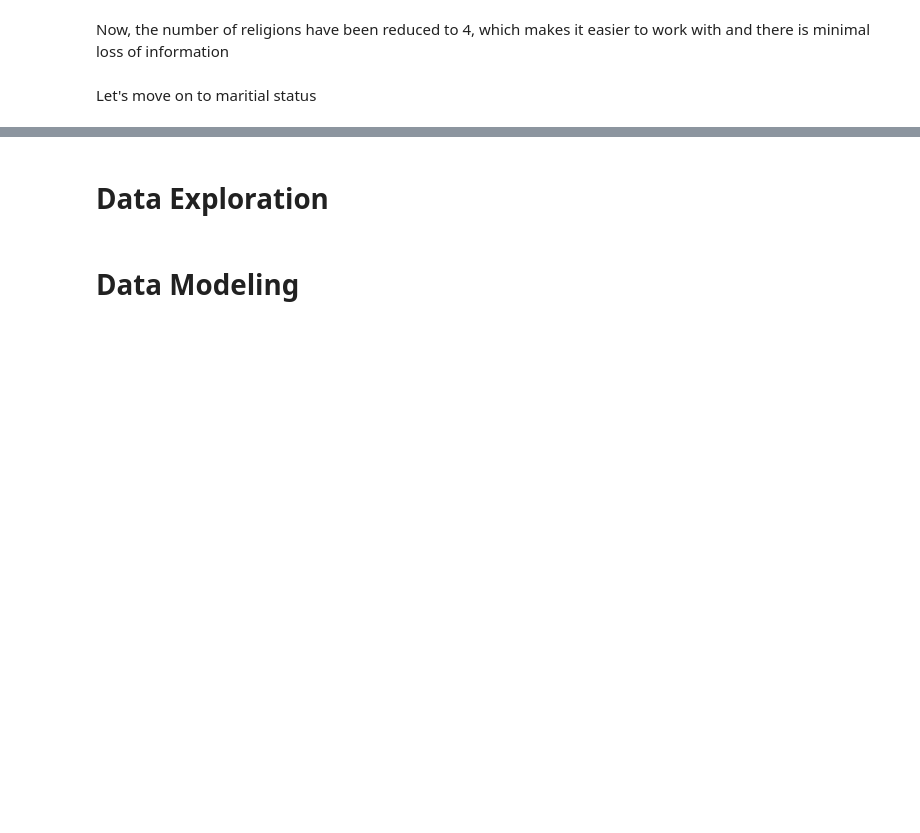
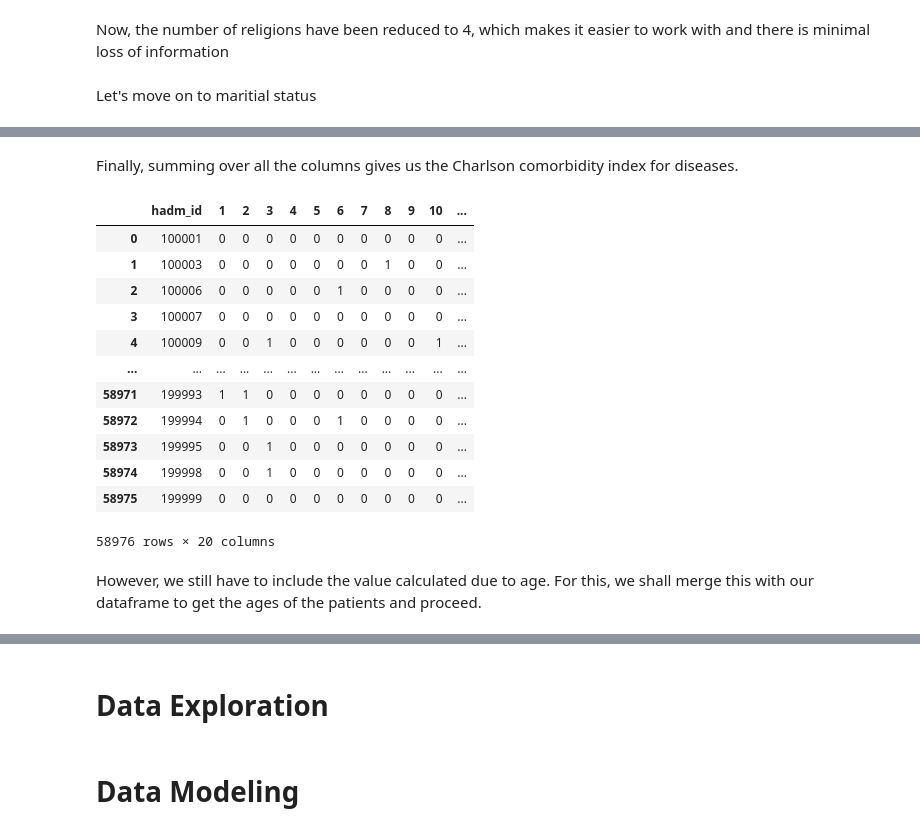
Before and after one commit to Gagan-K-Shetty/Da_project, a Jupyter notebook: Hospital_readmission.ipynb, the cells around one changed output, grey strips where cells are left out. Cells and saved outputs as stored; diff of their text form; code cells hidden in the pictures; blank space fills up the shorter version.

```diff
--- a/Hospital_readmission.ipynb
+++ b/Hospital_readmission.ipynb
@@ -211,0 +1204,22 @@ Name: marital_status, dtype: int64
+# %% [markdown]
+Finally, summing over all the columns gives us the Charlson comorbidity index for diseases.
+# %%
+temp["CCI"] = temp.sum(axis=1)
+temp = temp.reset_index()
+temp
+# %% [output]
+|  | hadm_id | 1 | 2 | 3 | 4 | 5 | 6 | 7 | 8 | 9 | 10 | ... |
+| 0 | 100001 | 0 | 0 | 0 | 0 | 0 | 0 | 0 | 0 | 0 | 0 | ... |
+| 1 | 100003 | 0 | 0 | 0 | 0 | 0 | 0 | 0 | 1 | 0 | 0 | ... |
+| 2 | 100006 | 0 | 0 | 0 | 0 | 0 | 1 | 0 | 0 | 0 | 0 | ... |
+| 3 | 100007 | 0 | 0 | 0 | 0 | 0 | 0 | 0 | 0 | 0 | 0 | ... |
+| 4 | 100009 | 0 | 0 | 1 | 0 | 0 | 0 | 0 | 0 | 0 | 1 | ... |
+| ... | ... | ... | ... | ... | ... | ... | ... | ... | ... | ... | ... | ... |
+| 58971 | 199993 | 1 | 1 | 0 | 0 | 0 | 0 | 0 | 0 | 0 | 0 | ... |
+| 58972 | 199994 | 0 | 1 | 0 | 0 | 0 | 1 | 0 | 0 | 0 | 0 | ... |
+| 58973 | 199995 | 0 | 0 | 1 | 0 | 0 | 0 | 0 | 0 | 0 | 0 | ... |
+| 58974 | 199998 | 0 | 0 | 1 | 0 | 0 | 0 | 0 | 0 | 0 | 0 | ... |
+| 58975 | 199999 | 0 | 0 | 0 | 0 | 0 | 0 | 0 | 0 | 0 | 0 | ... |
+58976 rows × 20 columns
+# %% [markdown]
+ However, we still have to include the value calculated due to age. For this, we shall merge this with our dataframe to get the ages of the patients and proceed.
```
Also changed, not shown: parts of 147 cells of this notebook.
